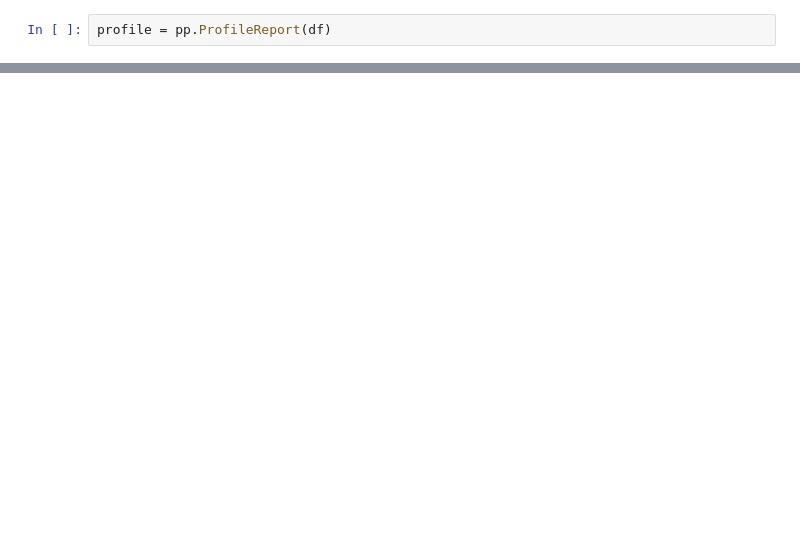
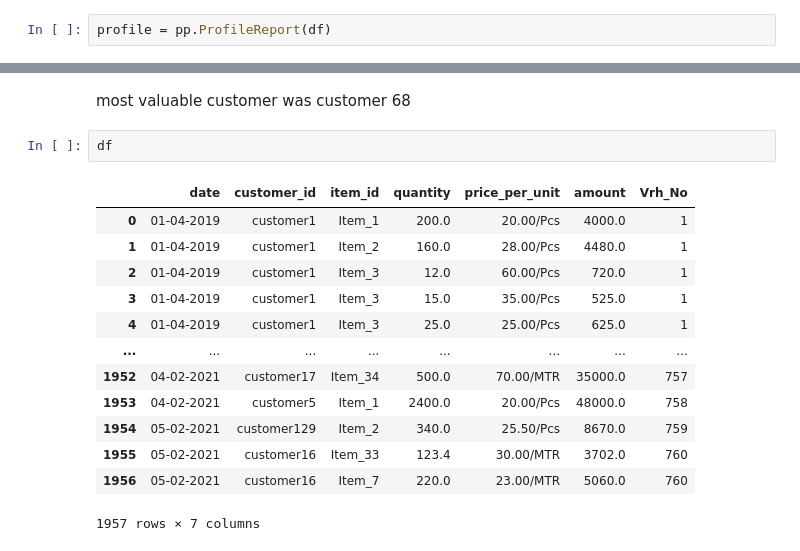
Before and after one commit to sivansh11/Automation-Ai-4, a Jupyter notebook: eda.ipynb, the cells around one changed output, grey strips where cells are left out. Cells and saved outputs as stored; diff of their text form; blank space fills up the shorter version.

```diff
--- a/eda.ipynb
+++ b/eda.ipynb
@@ -63,0 +62,18 @@ df.groupby('customer_id').sum().sort_values('amount').drop('Vrh_No', axis=1)
+# %% [markdown]
+most valuable customer was customer 68
+# %%
+df
+# %% [output]
+|  | date | customer_id | item_id | quantity | price_per_unit | amount | Vrh_No |
+| 0 | 01-04-2019 | customer1 | Item_1 | 200.0 | 20.00/Pcs | 4000.0 | 1 |
+| 1 | 01-04-2019 | customer1 | Item_2 | 160.0 | 28.00/Pcs | 4480.0 | 1 |
+| 2 | 01-04-2019 | customer1 | Item_3 | 12.0 | 60.00/Pcs | 720.0 | 1 |
+| 3 | 01-04-2019 | customer1 | Item_3 | 15.0 | 35.00/Pcs | 525.0 | 1 |
+| 4 | 01-04-2019 | customer1 | Item_3 | 25.0 | 25.00/Pcs | 625.0 | 1 |
+| ... | ... | ... | ... | ... | ... | ... | ... |
+| 1952 | 04-02-2021 | customer17 | Item_34 | 500.0 | 70.00/MTR | 35000.0 | 757 |
+| 1953 | 04-02-2021 | customer5 | Item_1 | 2400.0 | 20.00/Pcs | 48000.0 | 758 |
+| 1954 | 05-02-2021 | customer129 | Item_2 | 340.0 | 25.50/Pcs | 8670.0 | 759 |
+| 1955 | 05-02-2021 | customer16 | Item_33 | 123.4 | 30.00/MTR | 3702.0 | 760 |
+| 1956 | 05-02-2021 | customer16 | Item_7 | 220.0 | 23.00/MTR | 5060.0 | 760 |
+1957 rows × 7 columns
```
Also changed, not shown: parts of 7 cells of this notebook, 2 other files.
